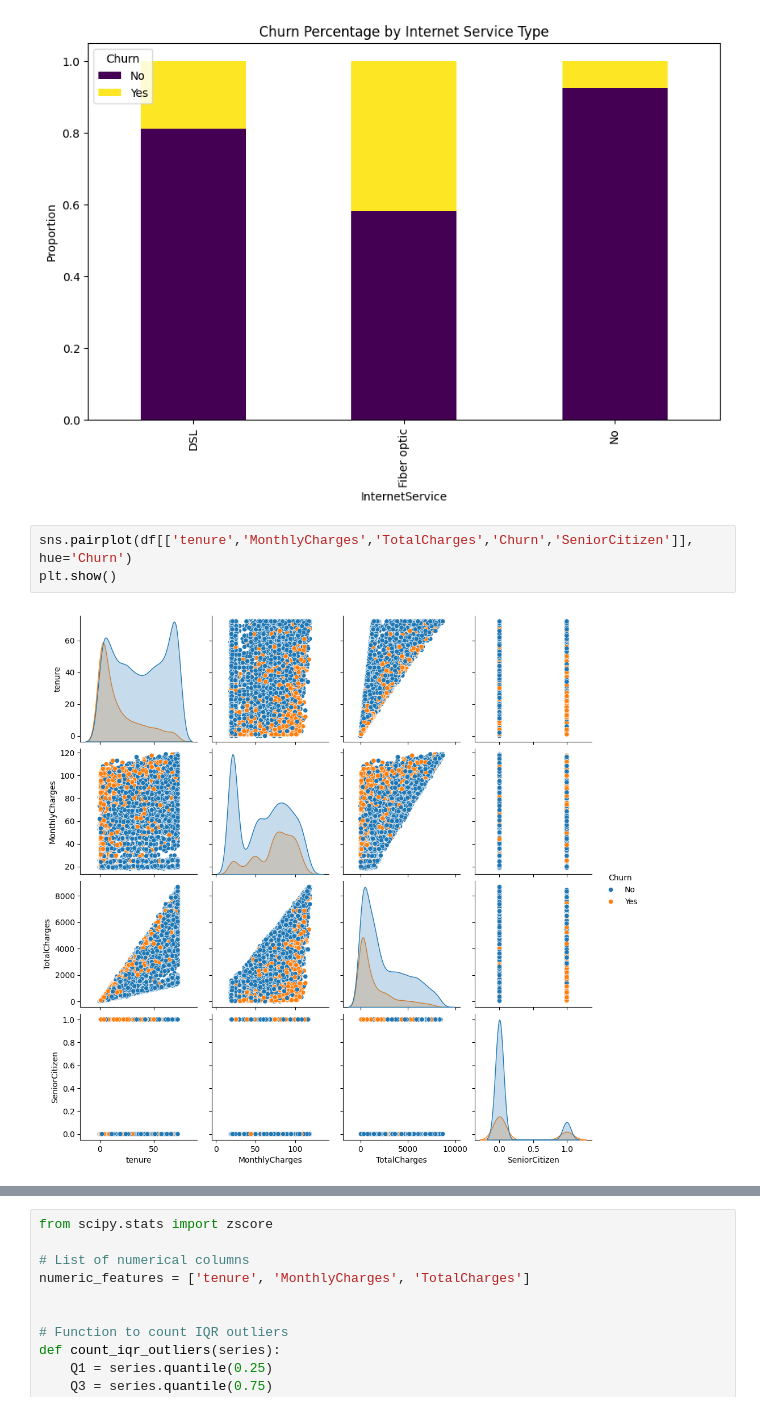
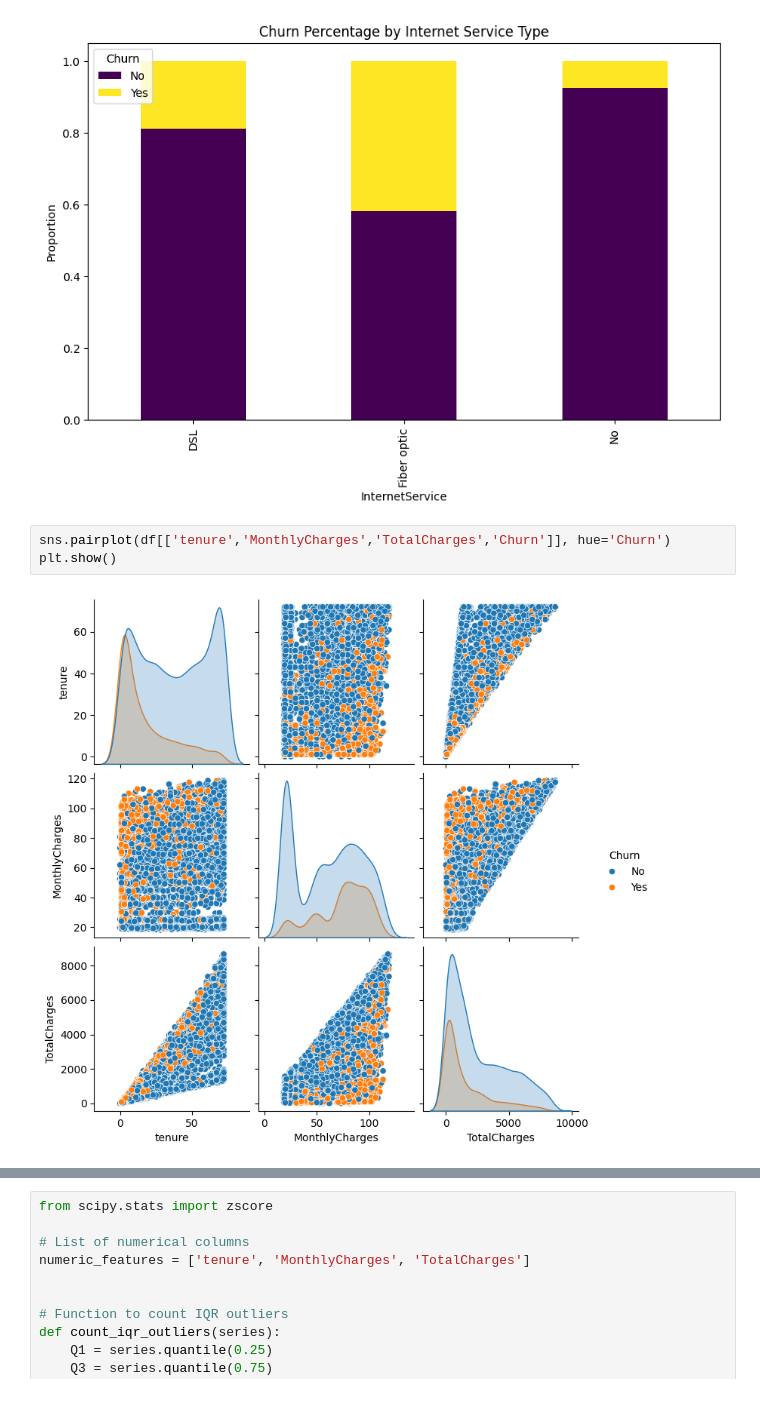
Before and after one commit to vicha1234/TelcoChurnPrediction, a Jupyter notebook: 2425610.ipynb, the cells around one changed output, grey strips where cells are left out. Cells and saved outputs as stored; diff of their text form.

```diff
--- a/2425610.ipynb
+++ b/2425610.ipynb
@@ -251,10 +261,10 @@ plt.show()
 # %% [output]
 [figure]
 # %%
-sns.pairplot(df[['tenure','MonthlyCharges','TotalCharges','Churn','SeniorCitizen']], hue='Churn')
+sns.pairplot(df[['tenure','MonthlyCharges','TotalCharges','Churn']], hue='Churn')
 plt.show()
 # %% [output]
-[figure, old version]
+[figure, new version]
 # %%
 import matplotlib.pyplot as plt
 import seaborn as sns
```
Also changed, not shown: parts of 47 cells of this notebook.
